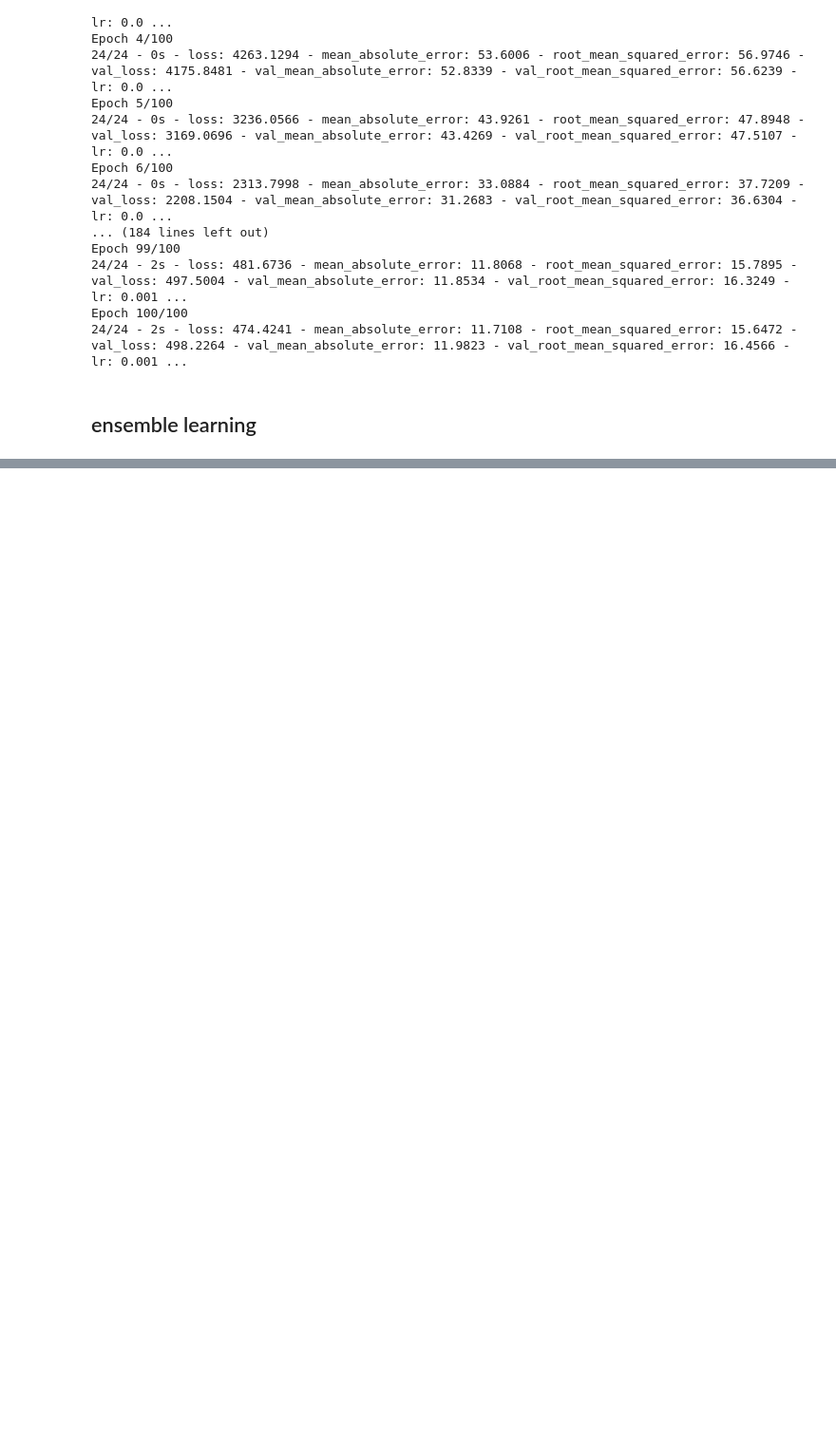
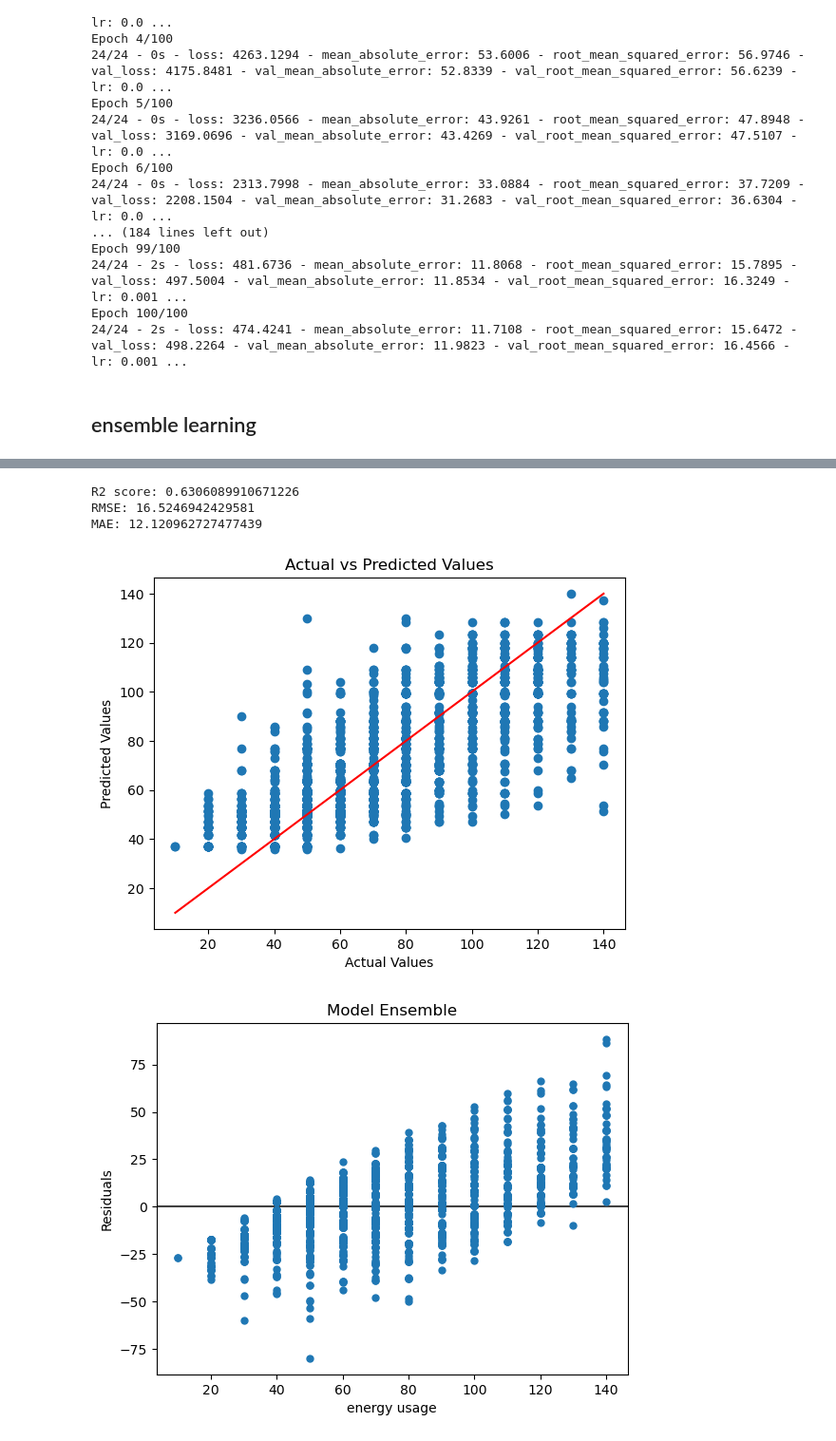
Before and after one commit to packofgum601/MachineLearningA2, a Jupyter notebook: assignment2.ipynb, the cells around one changed output, grey strips where cells are left out. Shown at 95% size. Drawn from its saved outputs; the diff is of its cells as text; code cells hidden in the pictures; blank space fills up the shorter version.

```diff
--- a/assignment2.ipynb
+++ b/assignment2.ipynb
@@ -1860,0 +2117,8 @@ Epoch 100/100
+# %%
+# model 20 - linear regression
+
+model20 = LinearRegression()
+model20.fit(X_train_transformedandscaled, y_train)
+# r2 score
+r2 = model20.score(X_val_transformedandscaled, y_val)
+print(f"R2 score: {r2}")
@@ -1860,0 +2332,36 @@ Epoch 100/100
+# %%
+# decision tree meta model
+meta_model_DTR = DecisionTreeRegressor(max_depth=7, min_samples_split=2, min_samples_leaf=1)
+meta_model_DTR.fit(meta_features, y_train)
+# Get predictions
+final_predictions = meta_model_DTR.predict(meta_val_features)
+
+
+# Calculate and print scores
+r2 = r2_score(y_val, final_predictions)
+rmse = np.sqrt(mean_squared_error(y_val, final_predictions))
+mae = mean_absolute_error(y_val, final_predictions)
+print(f"R2 score: {r2}")
+print(f"RMSE: {rmse}")
+print(f"MAE: {mae}")
+
+# Create scatter and residual plots
+plt.scatter(y_val, final_predictions)
+plt.xlabel("Actual Values")
+plt.ylabel("Predicted Values")
+plt.title("Actual vs Predicted Values")
+plt.plot(
+    [y_val.min(), y_val.max()], [y_val.min(), y_val.max()], color="red"
+)  # y=x line
+plt.show()
+
+# flatten predictions
+final_predictions_flat = final_predictions.flatten()
+# Plot residuals
+plot_residuals("Model Ensemble", y_val, final_predictions_flat)
+# %% [output]
+R2 score: 0.6306089910671226
+RMSE: 16.5246942429581
+MAE: 12.120962727477439
+[figure, added]
+[figure, added]
```
Also changed, not shown: parts of 11 cells of this notebook.
